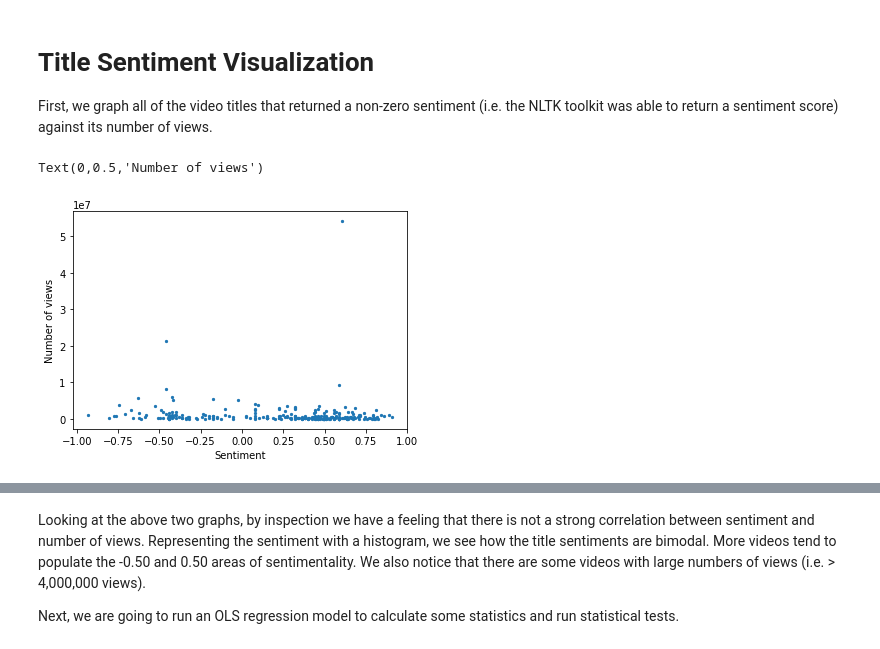
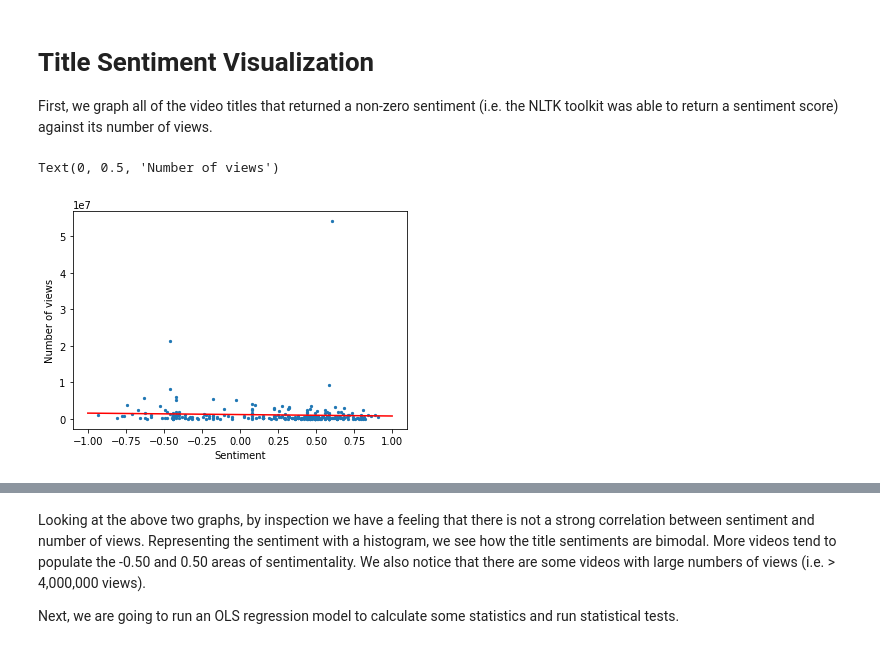
Before and after one commit to dtn058/FinalProject_group46, a Jupyter notebook: COGS108 Final project.ipynb, the cells around one changed output, grey strips where cells are left out. Cells and saved outputs as stored; diff of their text form; code cells hidden in the pictures.

```diff
--- a/COGS108 Final project.ipynb
+++ b/COGS108 Final project.ipynb
@@ -261,16 +261,21 @@ First, we graph all of the video titles that returned a non-zero sentiment (i.e.
 # %%
 views = list(youtube['views'])
 views_sent = []
 
 for i in title_sentiment_ind:
     views_sent.append(views[i])
 
+a_views, b_views = np.polyfit(title_sentiment, views_sent,1 )
+sentiment_range = np.linspace(-1, 1, 10)
+pred_views = a_views*sentiment_range + b_views
+
 plt.scatter(title_sentiment, views_sent, s=5)
+plt.plot(sentiment_range, pred_views, c = 'red')
 plt.xlabel('Sentiment')
 plt.ylabel('Number of views')
 # %% [output]
-Text(0,0.5,'Number of views')
+Text(0, 0.5, 'Number of views')
-[figure, old version]
+[figure, new version]
 # %%
 plt.hist(title_sentiment, bins=20)
 plt.xlabel('Sentiment')
```
Also changed, not shown: parts of 13 cells of this notebook.
